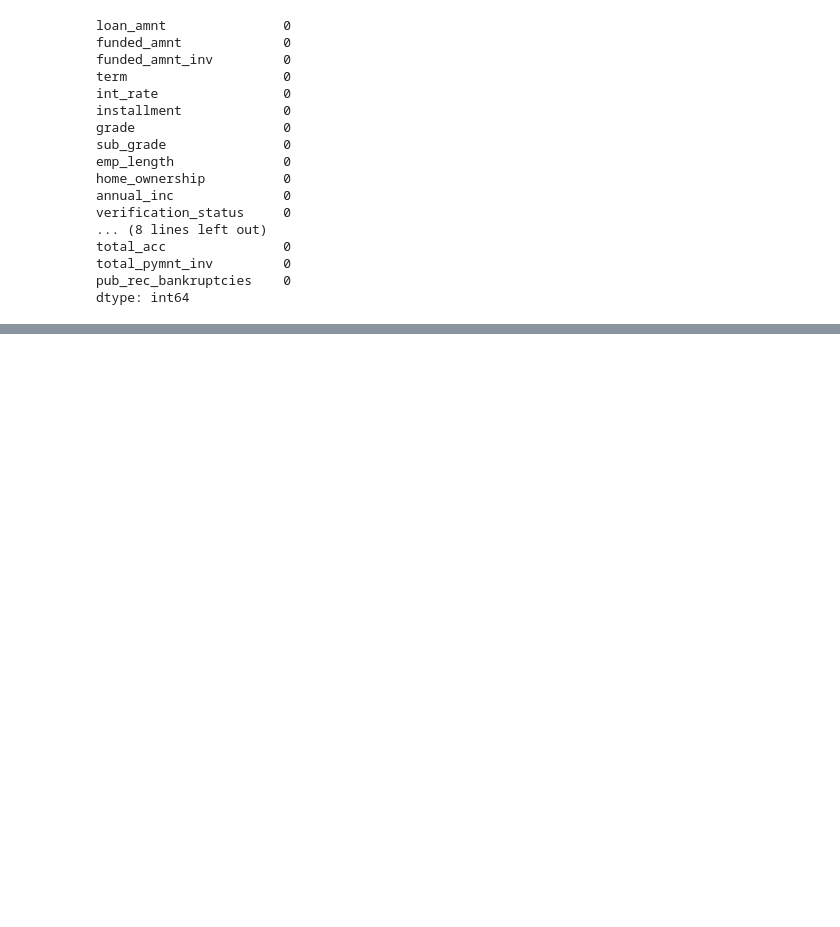
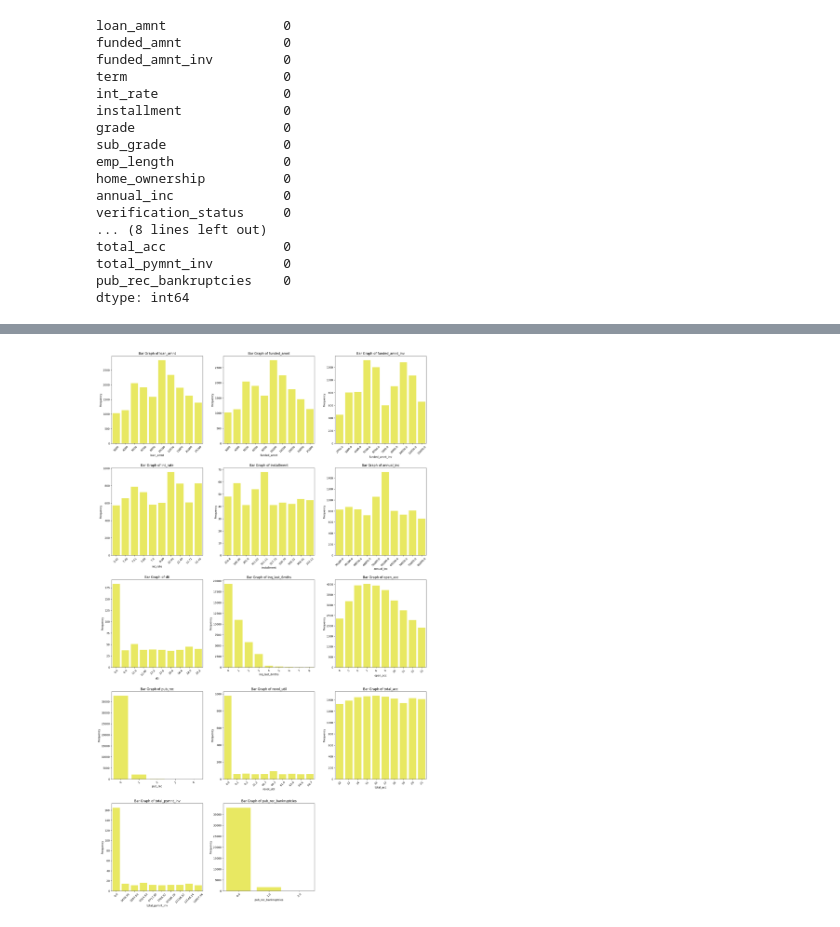
Before and after one commit to Harshareddy000/Loan_case_study, a Jupyter notebook: loan.ipynb, the cells around one changed output, grey strips where cells are left out. Drawn from its saved outputs; the diff is of its cells as text; code cells hidden in the pictures; blank space fills up the shorter version.

```diff
--- a/loan.ipynb
+++ b/loan.ipynb
@@ -285,0 +365,24 @@ dtype: int64
+# %%
+
+columns_count = len(num_col)
+rows = (columns_count // 3) + 1
+
+fig, axes = plt.subplots(rows, 3, figsize=(18, 6 * rows))
+axes = axes.flatten()
+for i, col in enumerate(num_col):
+    category_counts = df[col].value_counts().head(10).reset_index()
+    category_counts.columns = ['Category', 'Count']
+
+    sns.barplot(x=category_counts['Category'], y=category_counts['Count'], ax=axes[i], color='yellow', alpha=0.7)
+    axes[i].set_title(f'Bar Graph of {col}')
+    axes[i].set_xlabel(col)
+    axes[i].set_ylabel('Frequency')
+    axes[i].tick_params(axis='x', rotation=45)
+for j in range(i+1, len(axes)):
+    fig.delaxes(axes[j])
+
+fig.tight_layout(pad=2.0)
+plt.pause(0.1)
+plt.show()
+# %% [output]
+[figure, added]
```
Also changed, not shown: parts of 28 cells of this notebook.
